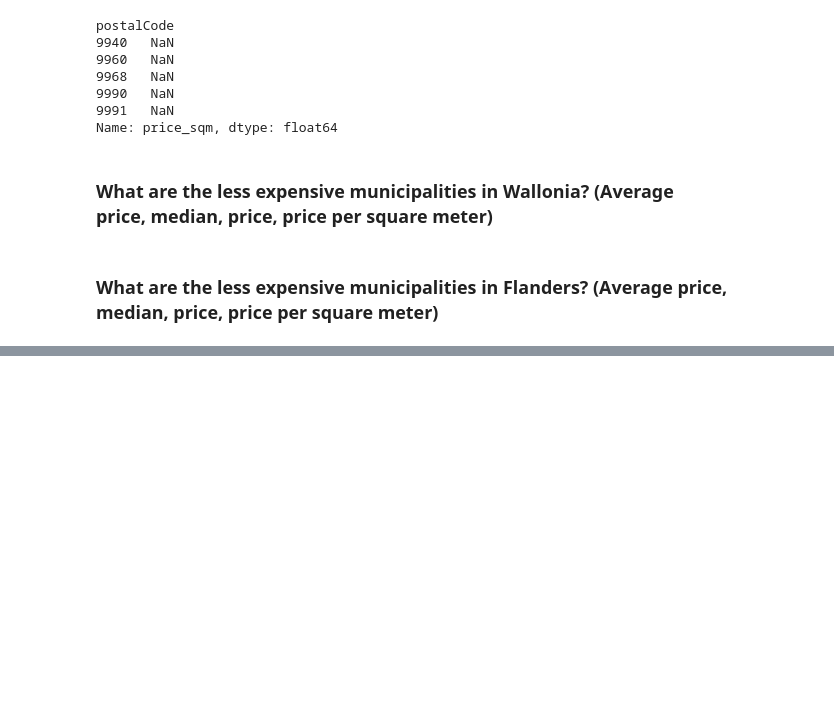
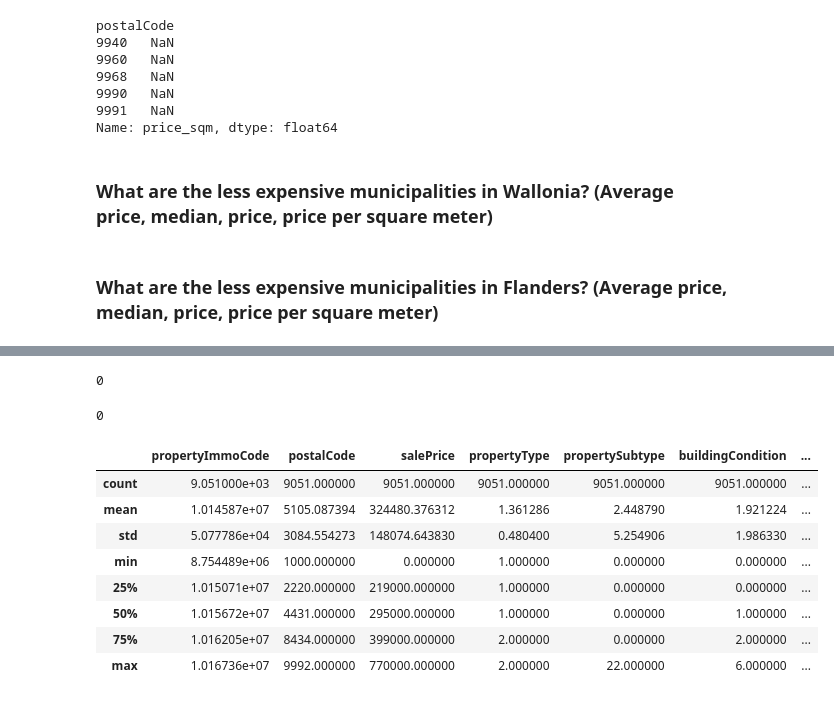
Before and after one commit to ctarnaud/real-estate-price-prediction_arnaud, a Jupyter notebook: data_analysis/Data_Analyst_Final.ipynb, the cells around one changed output, grey strips where cells are left out. Drawn from its saved outputs; the diff is of its cells as text; code cells hidden in the pictures; blank space fills up the shorter version.

```diff
--- a/data_analysis/Data_Analyst_Final.ipynb
+++ b/data_analysis/Data_Analyst_Final.ipynb
@@ -608,0 +676,20 @@ Name: price_sqm, dtype: float64
+# %%
+df_immo_without_outlier.isnull().sum().sum()
+# %% [output]
+0
+# %%
+df_immo_without_outlier.isnull().values.sum()
+# %% [output]
+0
+# %%
+df_immo_without_outlier.describe()
+# %% [output]
+|  | propertyImmoCode | postalCode | salePrice | propertyType | propertySubtype | buildingCondition | ... |
+| count | 9.051000e+03 | 9051.000000 | 9051.000000 | 9051.000000 | 9051.000000 | 9051.000000 | ... |
+| mean | 1.014587e+07 | 5105.087394 | 324480.376312 | 1.361286 | 2.448790 | 1.921224 | ... |
+| std | 5.077786e+04 | 3084.554273 | 148074.643830 | 0.480400 | 5.254906 | 1.986330 | ... |
+| min | 8.754489e+06 | 1000.000000 | 0.000000 | 1.000000 | 0.000000 | 0.000000 | ... |
+| 25% | 1.015071e+07 | 2220.000000 | 219000.000000 | 1.000000 | 0.000000 | 0.000000 | ... |
+| 50% | 1.015672e+07 | 4431.000000 | 295000.000000 | 1.000000 | 0.000000 | 1.000000 | ... |
+| 75% | 1.016205e+07 | 8434.000000 | 399000.000000 | 2.000000 | 0.000000 | 2.000000 | ... |
+| max | 1.016736e+07 | 9992.000000 | 770000.000000 | 2.000000 | 22.000000 | 6.000000 | ... |
```
Also changed, not shown: parts of 6 cells of this notebook, 3 other files.
